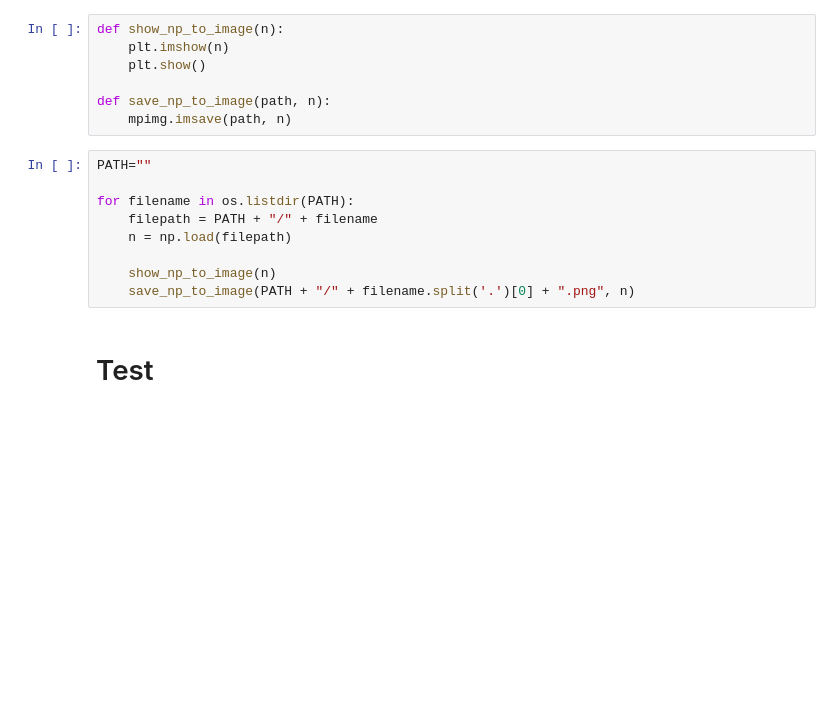
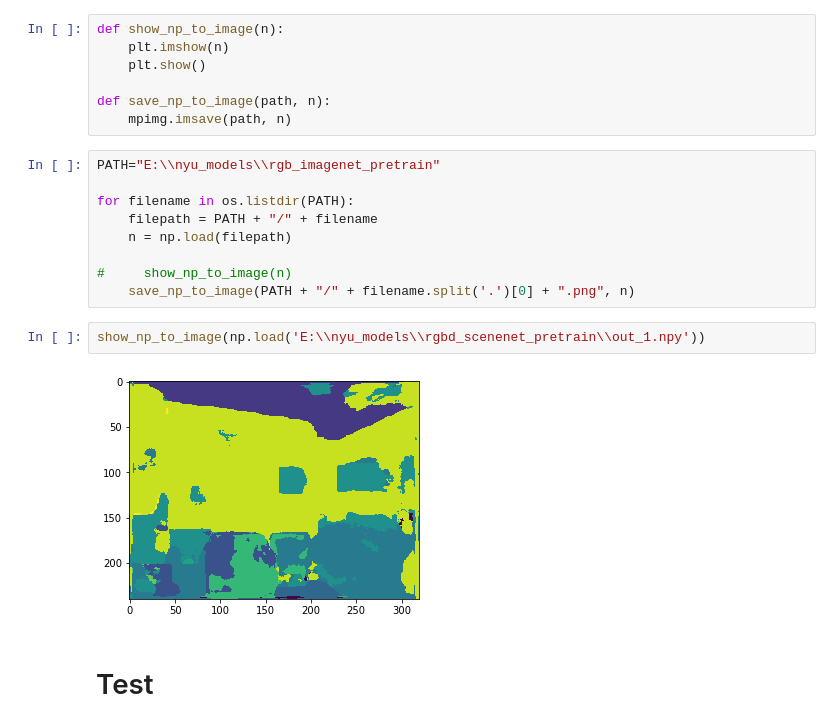
Before and after one commit to hi-space/ai-monitoring-tools, a Jupyter notebook: Scratch.ipynb, the cells around one changed output. Saved outputs shown, nothing was run; the diff lists cells and outputs as text; blank space fills up the shorter version.

```diff
--- a/Preprocess.ipynb
+++ b/Scratch.ipynb
@@ -125,14 +125,18 @@ def show_np_to_image(n):
 def save_np_to_image(path, n):
     mpimg.imsave(path, n)
 # %%
-PATH=""
+PATH="E:\\nyu_models\\rgb_imagenet_pretrain"
 
 for filename in os.listdir(PATH):
     filepath = PATH + "/" + filename
     n = np.load(filepath)
 
-    show_np_to_image(n)
+#     show_np_to_image(n)
     save_np_to_image(PATH + "/" + filename.split('.')[0] + ".png", n)
+# %%
+show_np_to_image(np.load('E:\\nyu_models\\rgbd_scenenet_pretrain\\out_1.npy'))
+# %% [output]
+[figure, added]
 # %% [markdown]
 # Test
 # %%
```
Also changed, not shown: parts of 4 cells of this notebook, 1 other file.
